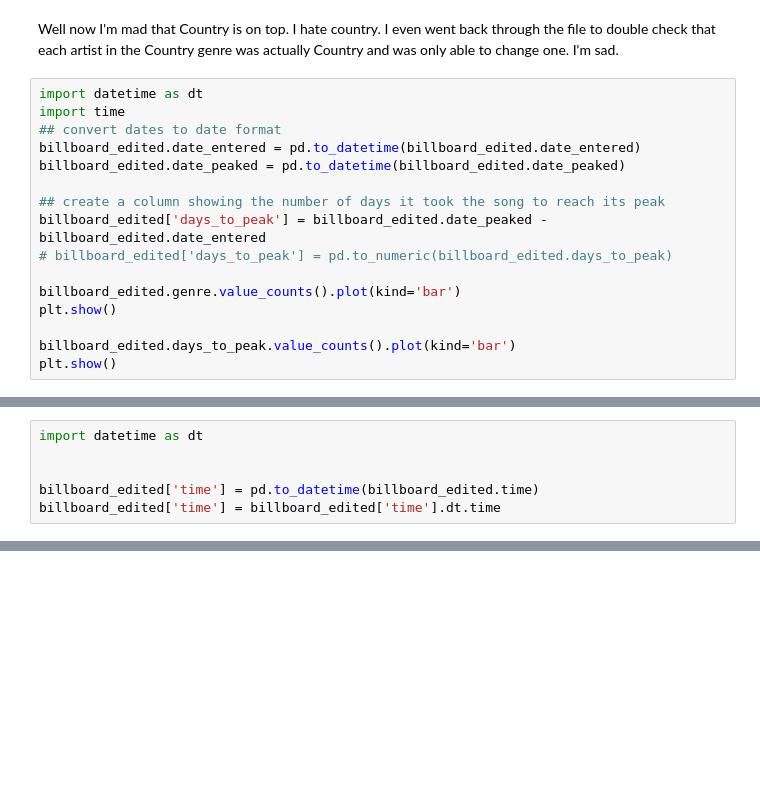
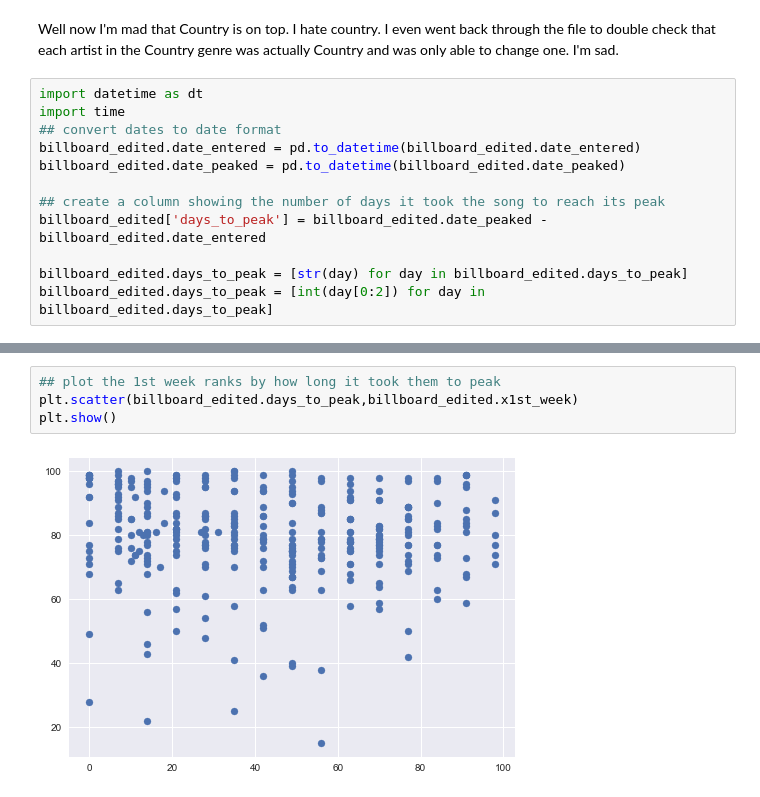
Before and after one commit to matthewbrems/old, a Jupyter notebook: curriculum/02-week/2.10-pandas-lab/code/starter-code-jdoyle.ipynb, the cells around one changed output, grey strips where cells are left out. Saved outputs shown, nothing was run; the diff lists cells and outputs as text; blank space fills up the shorter version.

```diff
--- a/curriculum/02-week/2.10-pandas-lab/code/starter-code-jdoyle.ipynb
+++ b/curriculum/02-week/2.10-pandas-lab/code/starter-code-jdoyle.ipynb
@@ -142,10 +158,6 @@ billboard_edited.date_peaked = pd.to_datetime(billboard_edited.date_peaked)
 
 ## create a column showing the number of days it took the song to reach its peak
 billboard_edited['days_to_peak'] = billboard_edited.date_peaked - billboard_edited.date_entered
-# billboard_edited['days_to_peak'] = pd.to_numeric(billboard_edited.days_to_peak)
 
-billboard_edited.genre.value_counts().plot(kind='bar')
-plt.show()
-
-billboard_edited.days_to_peak.value_counts().plot(kind='bar')
-plt.show()
+billboard_edited.days_to_peak = [str(day) for day in billboard_edited.days_to_peak]
+billboard_edited.days_to_peak = [int(day[0:2]) for day in billboard_edited.days_to_peak]
@@ -166,6 +163,0 @@ KeyError: 'time'
-# %%
-import datetime as dt
-
-
-billboard_edited['time'] = pd.to_datetime(billboard_edited.time)
-billboard_edited['time'] = billboard_edited['time'].dt.time
@@ -177,0 +170,6 @@ TypeError: Empty 'DataFrame': no numeric data to plot
+# %%
+## plot the 1st week ranks by how long it took them to peak
+plt.scatter(billboard_edited.days_to_peak,billboard_edited.x1st_week)
+plt.show()
+# %% [output]
+[figure, added]
```
Also changed, not shown: parts of 12 cells of this notebook.
